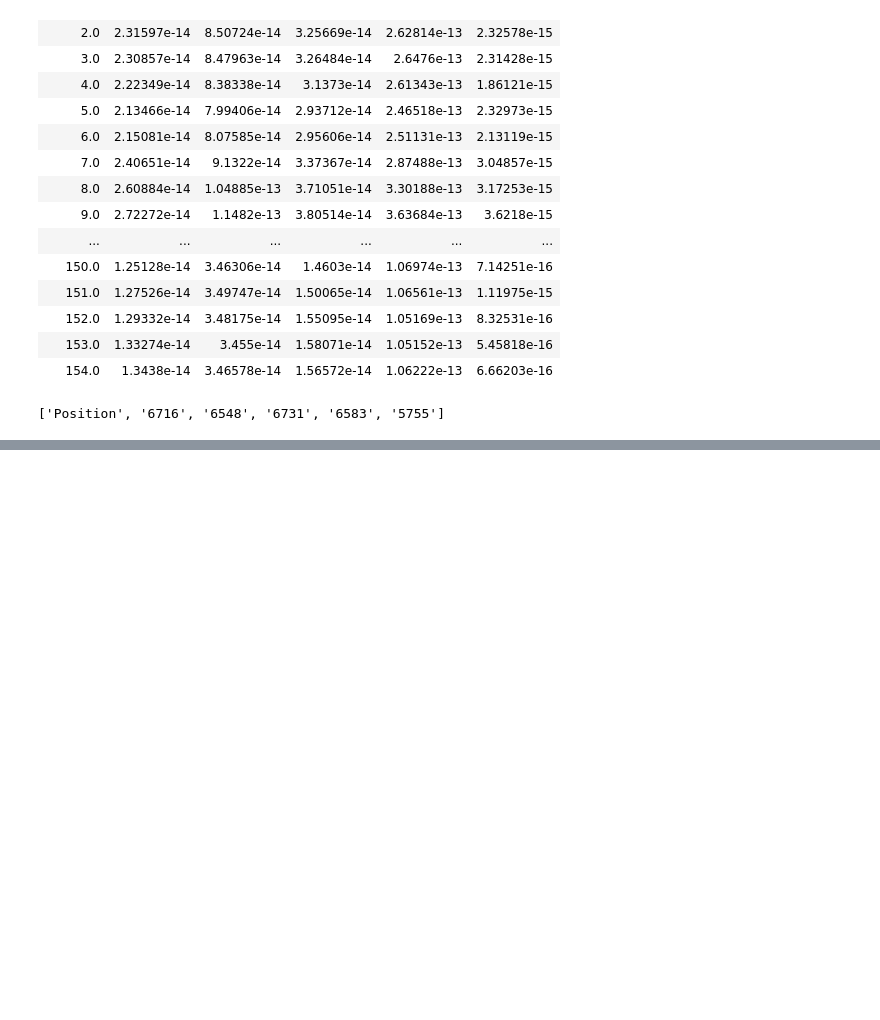
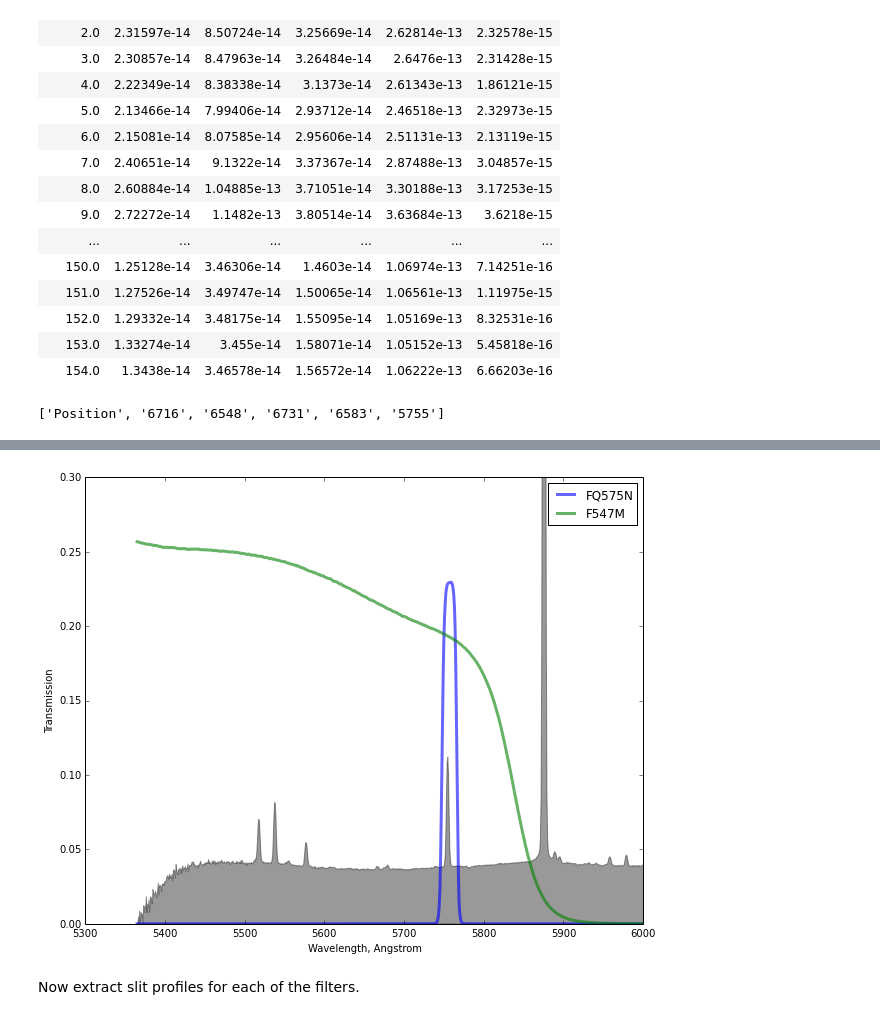
Before and after one commit to deprecated/orion-tsq, a Jupyter notebook: Adal spectra.ipynb, the cells around one changed output, grey strips where cells are left out. Drawn from its saved outputs; the diff is of its cells as text; code cells hidden in the pictures; blank space fills up the shorter version.

```diff
--- a/Adal spectra.ipynb
+++ b/Adal spectra.ipynb
@@ -208,0 +269,15 @@ t.colnames
+# %%
+Tplot("FQ575N")
+Tplot("F547M")
+fill_between(wavs, 4e13*hdu.data.mean(axis=0), np.zeros_like(wavs),
+             alpha=0.4, facecolor="k")
+xlim(5300, 6000)
+ylim(0.0, 0.3)
+xlabel("Wavelength, Angstrom")
+ylabel("Transmission")
+legend()
+gcf().set_size_inches(10, 8)
+# %% [output]
+[figure, added]
+# %% [markdown]
+Now extract slit profiles for each of the filters.
```
Also changed, not shown: parts of 26 cells of this notebook, 1 other file.
